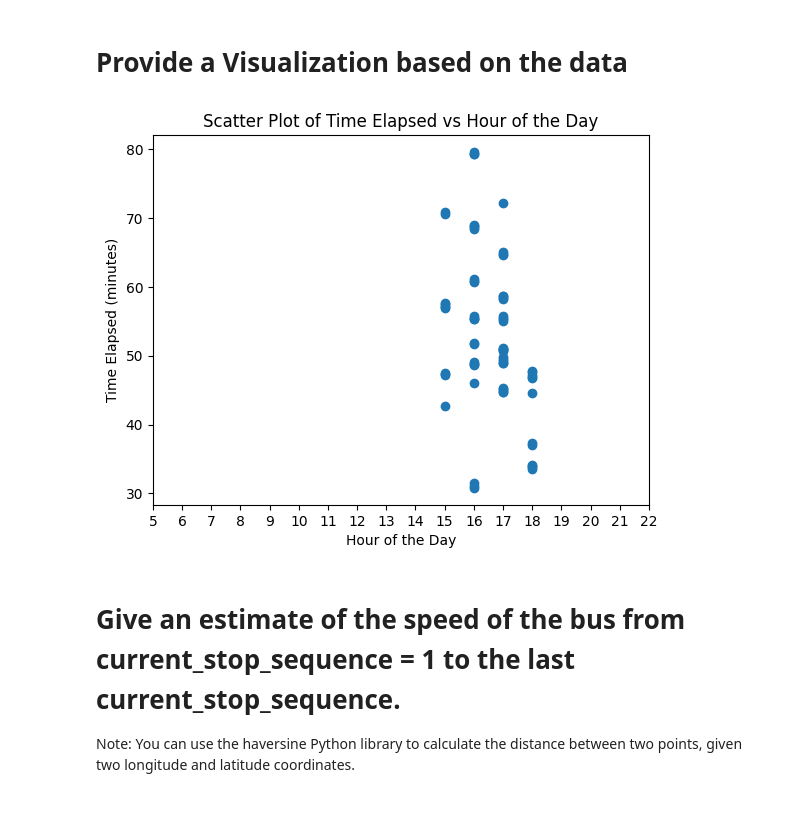
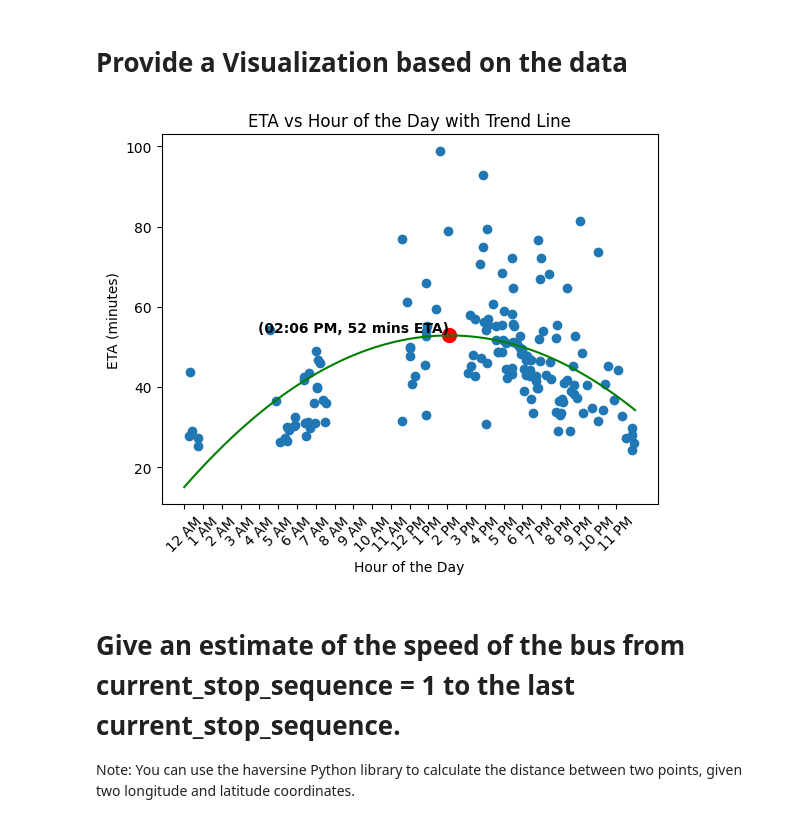
Before and after one commit to andrewcbuensalida/debezium-mongo-java-mysql-docker-mapbox-mbta-module-16-mit, a Jupyter notebook: Module16 - Template.ipynb, the cells around one changed output. Saved outputs shown, nothing was run; the diff lists cells and outputs as text; code cells hidden in the pictures.

```diff
--- a/Module16 - Template.ipynb
+++ b/Module16 - Template.ipynb
@@ -157,29 +159,58 @@ print('*********Example average_route_time in minutes: {:.2f}'.format((average_r
 # %% [markdown]
 <h1>Provide a Visualization based on the data</h1>
-# %%
-import matplotlib.pyplot as plt
-
-
-# Extract the hour from the 'start_time' column
-route_times_for_all_buses['hour'] = route_times_for_all_buses['start_time'].dt.hour
-
-# Create a scatter plot
-plt.scatter(route_times_for_all_buses['hour'], route_times_for_all_buses['time_elapsed'].dt.total_seconds() / 60)
-
-# Set the x-axis and y-axis labels
-plt.xlabel('Hour of the Day')
-plt.ylabel('Time Elapsed (minutes)')
-
-# Set the x-axis ticks from 5am to 10pm
-plt.xticks(range(5, 23))
-
-# Set the title of the plot
-plt.title('Scatter Plot of Time Elapsed vs Hour of the Day')
-
-# Show the plot
-plt.show()
-# %% [output]
-[figure, removed]
+# %%
+import datetime
+import matplotlib.pyplot as plt
+
+# Create a scatter plot
+route_times_for_all_buses["seconds_in_day"] = route_times_for_all_buses["start_time"].dt.hour * 3600 + route_times_for_all_buses["start_time"].dt.minute * 60 + route_times_for_all_buses["start_time"].dt.second
+route_times_for_all_buses = route_times_for_all_buses.sort_values(by="seconds_in_day",ascending=False) # needed or else trend line will be all over the place
+plt.scatter(
+    route_times_for_all_buses["seconds_in_day"],
+    route_times_for_all_buses["time_elapsed"].dt.total_seconds() / 60,
+)
+
+# Fit a trend line. Maybe can also use sklearn.linear_model.LinearRegression?
+fit = np.polyfit(route_times_for_all_buses["seconds_in_day"], route_times_for_all_buses["time_elapsed"].dt.total_seconds() / 60, 2) # 2 is the degree of the polynomial, so it fits better than 1 which is a straight line
+regression_line = np.poly1d(fit)
+
+
+# Plot the trend line
+x_trendline = np.linspace(0, 86400, 100) # 86400 seconds in a day. 100 is the number of points to generate equally spaced between 0 and 86400
+# y_trendline = regression_line(x_trendline) # OR you could use polyval below
+y_trendline = np.polyval(fit, x_trendline)
+plt.plot(x_trendline, y_trendline, color="green")
+
+
+# create a marker for the highest point on the trendline
+coef = regression_line.coef
+order = regression_line.order
+max_x = -coef[1] / (2 * coef[0])
+max_y = regression_line(max_x)
+plt.scatter(max_x, max_y, s=100,c='red')
+# Convert max_x to time format
+max_x_time = datetime.timedelta(seconds=max_x)
+max_x_time_in_ampm = (datetime.datetime.min + max_x_time).strftime("%I:%M %p")
+# Add text to the plot
+plt.text(
+  max_x, max_y, f"({max_x_time_in_ampm}, {int(max_y)} mins ETA)", ha="right", va="bottom", weight="bold"
+)
+
+
+# Set the x-axis and y-axis labels
+plt.xlabel("Hour of the Day")
+plt.ylabel("ETA (minutes)")
+
+# Set the x-axis ticks
+plt.xticks(range(0, 86400, 3600), ['{} {}'.format((i // 3600) % 12 or 12, 'AM' if i // 43200 == 0 else 'PM') for i in range(0, 86400, 3600)], rotation=45)
+
+# Set the title of the plot
+plt.title("ETA vs Hour of the Day with Trend Line")
+
+# Show the plot
+plt.show()
+# %% [output]
+[figure, added]
 # %% [markdown]
 <h1>Give an estimate of the speed of the bus from current_stop_sequence = 1 to the last  current_stop_sequence. </h1>
 
```
Also changed, not shown: parts of 6 cells of this notebook, 7 other files.
